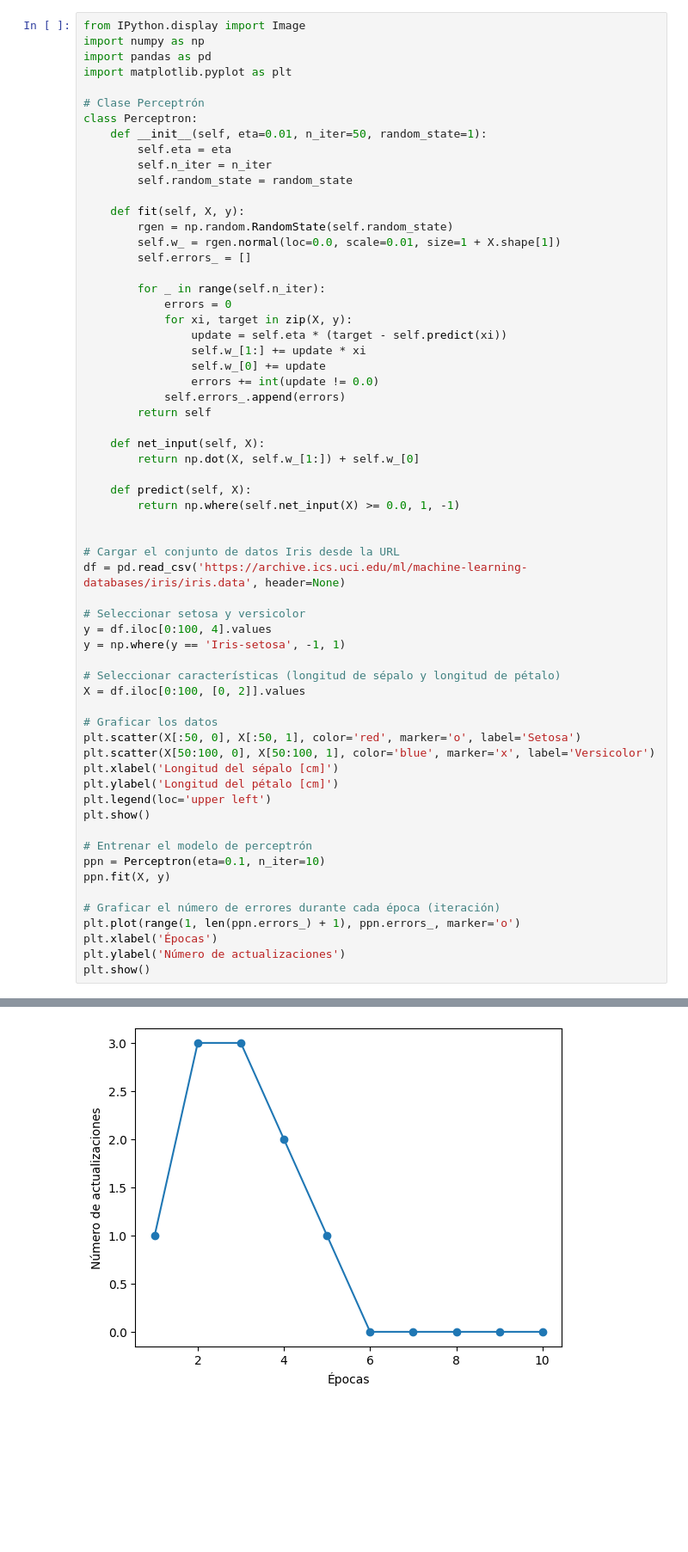
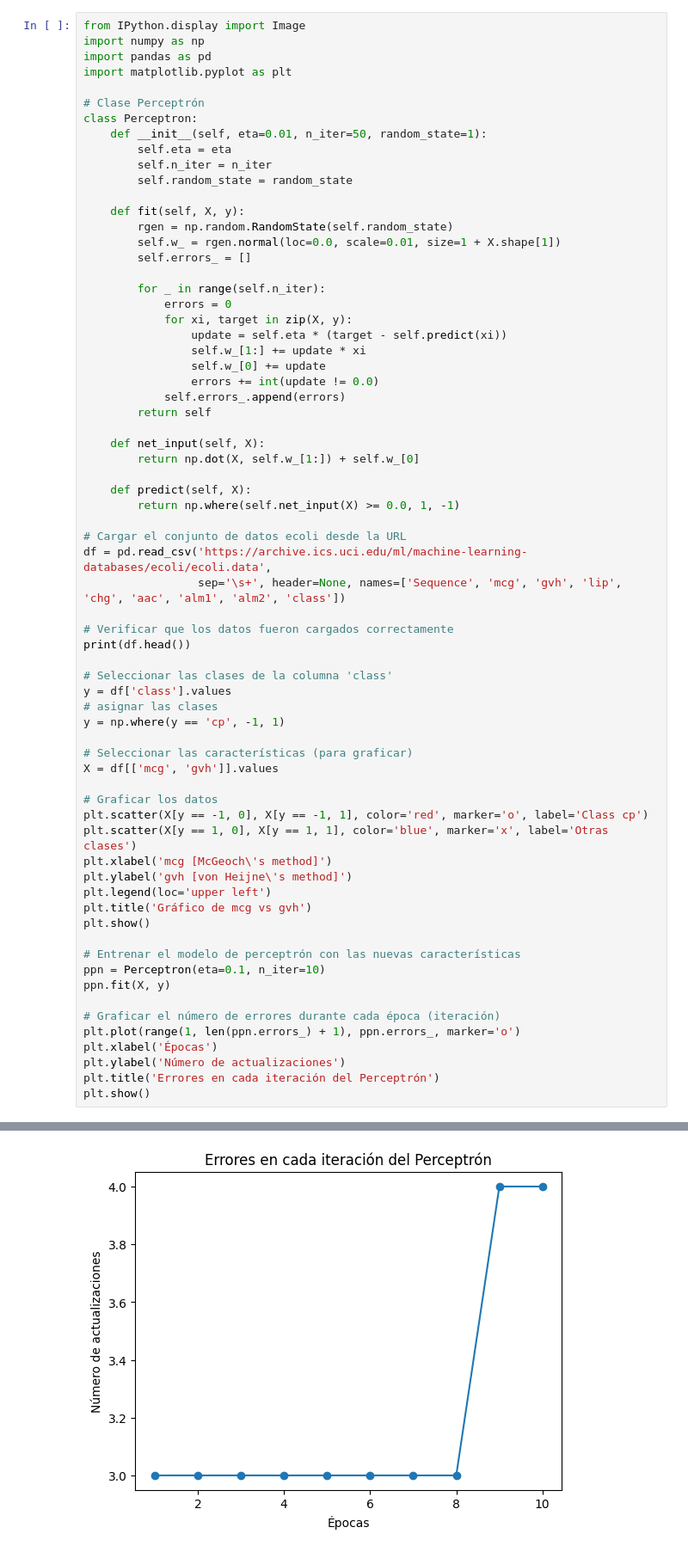
Before and after one commit to kike22-22/IA, a Jupyter notebook: Práctica_1_Perceptron_multicapa_Iris.ipynb, the cells around one changed output, grey strips where cells are left out. Shown at 86% size. Drawn from its saved outputs; the diff is of its cells as text; blank space fills up the shorter version.

```diff
--- a/Práctica_1_Perceptron_multicapa_Iris.ipynb
+++ b/Práctica_1_Perceptron_multicapa_Iris.ipynb
@@ -37,26 +41,31 @@ class Perceptron:
     def predict(self, X):
         return np.where(self.net_input(X) >= 0.0, 1, -1)
 
+# Cargar el conjunto de datos ecoli desde la URL
+df = pd.read_csv('https://archive.ics.uci.edu/ml/machine-learning-databases/ecoli/ecoli.data',
+                 sep='\s+', header=None, names=['Sequence', 'mcg', 'gvh', 'lip', 'chg', 'aac', 'alm1', 'alm2', 'class'])
 
-# Cargar el conjunto de datos Iris desde la URL
-df = pd.read_csv('https://archive.ics.uci.edu/ml/machine-learning-databases/iris/iris.data', header=None)
+# Verificar que los datos fueron cargados correctamente
+print(df.head())
 
-# Seleccionar setosa y versicolor
-y = df.iloc[0:100, 4].values
-y = np.where(y == 'Iris-setosa', -1, 1)
+# Seleccionar las clases de la columna 'class'
+y = df['class'].values
+# asignar las clases
+y = np.where(y == 'cp', -1, 1)
 
-# Seleccionar características (longitud de sépalo y longitud de pétalo)
-X = df.iloc[0:100, [0, 2]].values
+# Seleccionar las características (para graficar)
+X = df[['mcg', 'gvh']].values
 
 # Graficar los datos
-plt.scatter(X[:50, 0], X[:50, 1], color='red', marker='o', label='Setosa')
-plt.scatter(X[50:100, 0], X[50:100, 1], color='blue', marker='x', label='Versicolor')
-plt.xlabel('Longitud del sépalo [cm]')
-plt.ylabel('Longitud del pétalo [cm]')
+plt.scatter(X[y == -1, 0], X[y == -1, 1], color='red', marker='o', label='Class cp')
+plt.scatter(X[y == 1, 0], X[y == 1, 1], color='blue', marker='x', label='Otras clases')
+plt.xlabel('mcg [McGeoch\'s method]')
+plt.ylabel('gvh [von Heijne\'s method]')
 plt.legend(loc='upper left')
+plt.title('Gráfico de mcg vs gvh')
 plt.show()
 
-# Entrenar el modelo de perceptrón
+# Entrenar el modelo de perceptrón con las nuevas características
 ppn = Perceptron(eta=0.1, n_iter=10)
 ppn.fit(X, y)
 
@@ -64,5 +73,6 @@ ppn.fit(X, y)
 plt.plot(range(1, len(ppn.errors_) + 1), ppn.errors_, marker='o')
 plt.xlabel('Épocas')
 plt.ylabel('Número de actualizaciones')
+plt.title('Errores en cada iteración del Perceptrón')
 plt.show()
 # %% [output]
@@ -70 +86 @@ plt.show()
-[figure, old version]
+[figure, new version]
```
Also changed, not shown: parts of 3 cells of this notebook.
